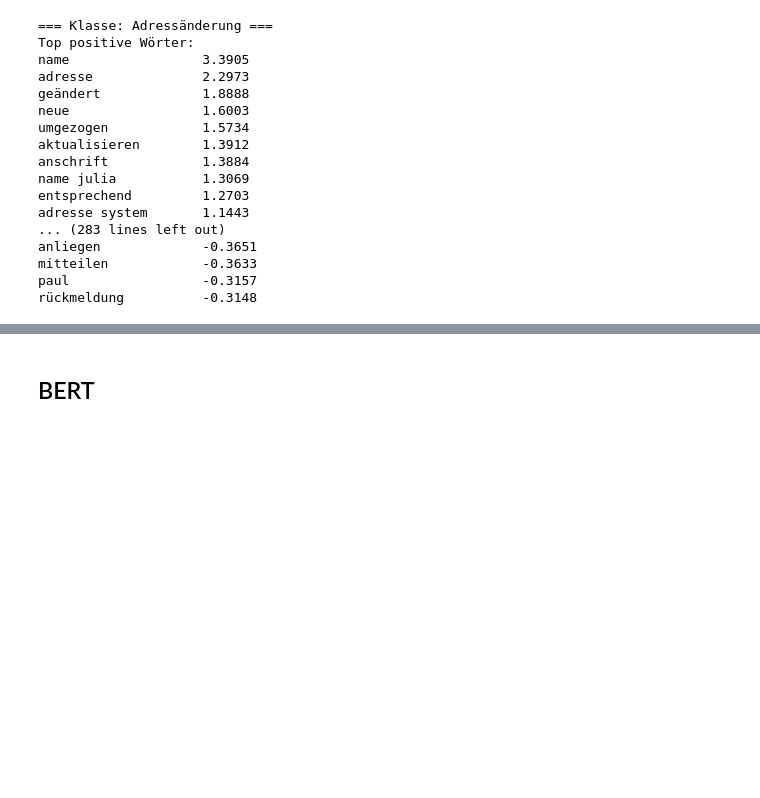
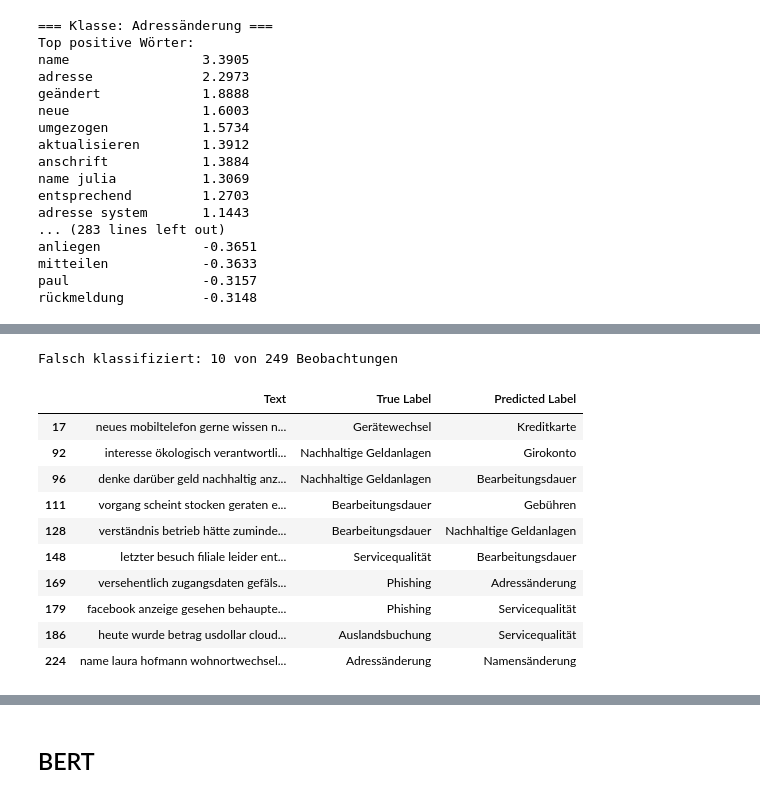
Before and after one commit to almilash/sparkasse_text_classification_challenge, a Jupyter notebook: model/Sparkasse_Challenge_AD-3.ipynb, the cells around one changed output, grey strips where cells are left out. Drawn from its saved outputs; the diff is of its cells as text; code cells hidden in the pictures; blank space fills up the shorter version.

```diff
--- a/model/Sparkasse_Challenge_AD-3.ipynb
+++ b/model/Sparkasse_Challenge_AD-3.ipynb
@@ -857,0 +926,26 @@ weighted avg       0.99      0.98      0.98        50
+# %%
+# DataFrame mit echten und vorhergesagten Labels
+df_results = pd.DataFrame({
+    "Text": X_text,
+    "True Label": y,
+    "Predicted Label": y_pred_svm_loo
+})
+
+# Nur falsch klassifizierte Zeilen
+df_misclassified = df_results[df_results["True Label"] != df_results["Predicted Label"]]
+
+print(f"Falsch klassifiziert: {len(df_misclassified)} von {len(df_results)} Beobachtungen")
+df_misclassified
+# %% [output]
+Falsch klassifiziert: 10 von 249 Beobachtungen
+|  | Text | True Label | Predicted Label |
+| 17 | neues mobiltelefon gerne wissen n... | Gerätewechsel | Kreditkarte |
+| 92 | interesse ökologisch verantwortli... | Nachhaltige Geldanlagen | Girokonto |
+| 96 | denke darüber geld nachhaltig anz... | Nachhaltige Geldanlagen | Bearbeitungsdauer |
+| 111 | vorgang scheint stocken geraten e... | Bearbeitungsdauer | Gebühren |
+| 128 | verständnis betrieb hätte zuminde... | Bearbeitungsdauer | Nachhaltige Geldanlagen |
+| 148 | letzter besuch filiale leider ent... | Servicequalität | Bearbeitungsdauer |
+| 169 | versehentlich zugangsdaten gefäls... | Phishing | Adressänderung |
+| 179 | facebook anzeige gesehen behaupte... | Phishing | Servicequalität |
+| 186 | heute wurde betrag usdollar cloud... | Auslandsbuchung | Servicequalität |
+| 224 | name laura hofmann wohnortwechsel... | Adressänderung | Namensänderung |
```
Also changed, not shown: parts of 16 cells of this notebook.
